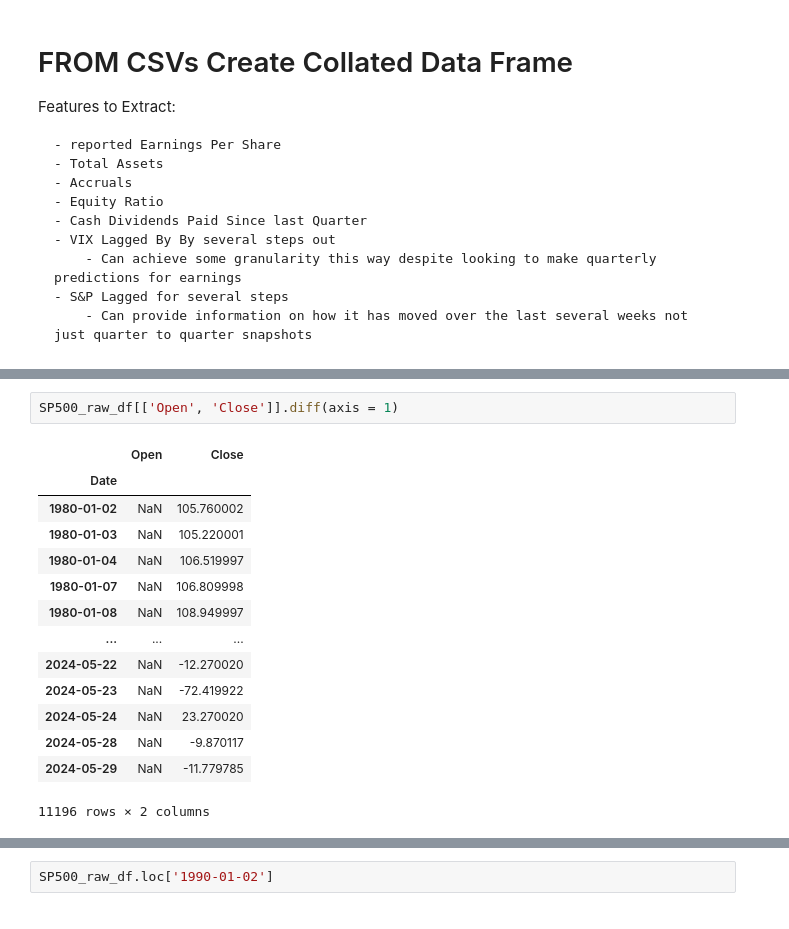
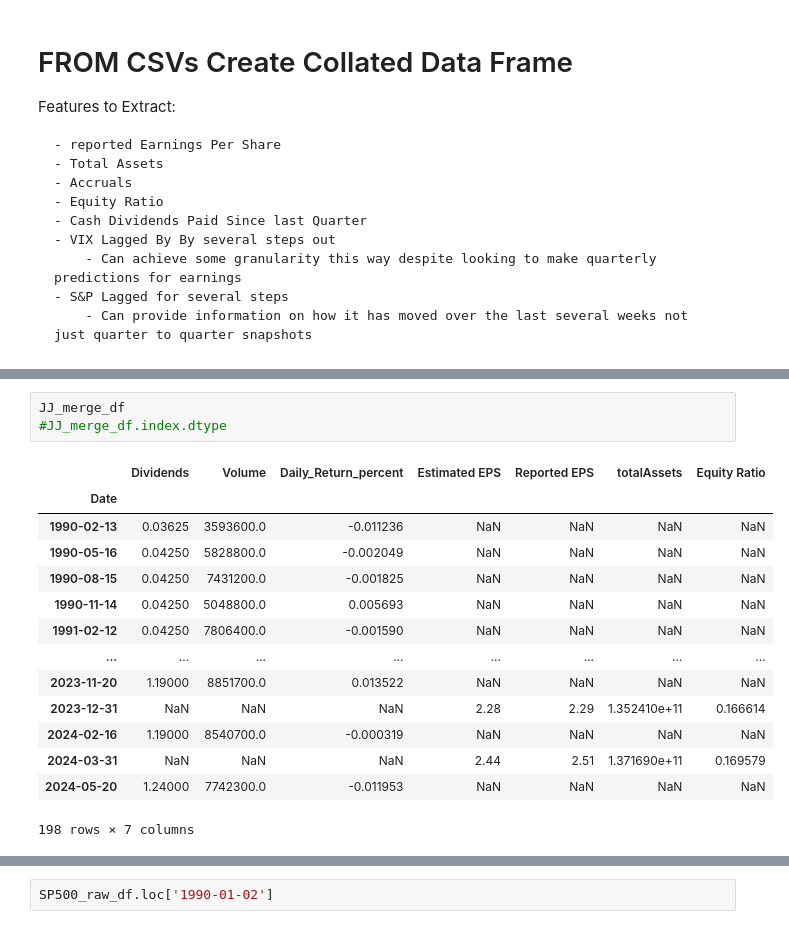
Before and after one commit to franco-rey/521-Final-Project, a Jupyter notebook: DataCleaning.ipynb, the cells around one changed output, grey strips where cells are left out. Saved outputs shown, nothing was run; the diff lists cells and outputs as text.

```diff
--- a/DataCleaning.ipynb
+++ b/DataCleaning.ipynb
@@ -267,17 +307,18 @@ merged_df.head()
-# %%
-SP500_raw_df[['Open', 'Close']].diff(axis = 1)
-# %% [output]
-|  | Open | Close |
-| Date |  |  |
-| 1980-01-02 | NaN | 105.760002 |
-| 1980-01-03 | NaN | 105.220001 |
-| 1980-01-04 | NaN | 106.519997 |
-| 1980-01-07 | NaN | 106.809998 |
-| 1980-01-08 | NaN | 108.949997 |
-| ... | ... | ... |
-| 2024-05-22 | NaN | -12.270020 |
-| 2024-05-23 | NaN | -72.419922 |
-| 2024-05-24 | NaN | 23.270020 |
-| 2024-05-28 | NaN | -9.870117 |
-| 2024-05-29 | NaN | -11.779785 |
-11196 rows × 2 columns
+# %%
+JJ_merge_df
+#JJ_merge_df.index.dtype
+# %% [output]
+|  | Dividends | Volume | Daily_Return_percent | Estimated EPS | Reported EPS | totalAssets | Equity Ratio |
+| Date |  |  |  |  |  |  |  |
+| 1990-02-13 | 0.03625 | 3593600.0 | -0.011236 | NaN | NaN | NaN | NaN |
+| 1990-05-16 | 0.04250 | 5828800.0 | -0.002049 | NaN | NaN | NaN | NaN |
+| 1990-08-15 | 0.04250 | 7431200.0 | -0.001825 | NaN | NaN | NaN | NaN |
+| 1990-11-14 | 0.04250 | 5048800.0 | 0.005693 | NaN | NaN | NaN | NaN |
+| 1991-02-12 | 0.04250 | 7806400.0 | -0.001590 | NaN | NaN | NaN | NaN |
+| ... | ... | ... | ... | ... | ... | ... | ... |
+| 2023-11-20 | 1.19000 | 8851700.0 | 0.013522 | NaN | NaN | NaN | NaN |
+| 2023-12-31 | NaN | NaN | NaN | 2.28 | 2.29 | 1.352410e+11 | 0.166614 |
+| 2024-02-16 | 1.19000 | 8540700.0 | -0.000319 | NaN | NaN | NaN | NaN |
+| 2024-03-31 | NaN | NaN | NaN | 2.44 | 2.51 | 1.371690e+11 | 0.169579 |
+| 2024-05-20 | 1.24000 | 7742300.0 | -0.011953 | NaN | NaN | NaN | NaN |
+198 rows × 7 columns
```
Also changed, not shown: parts of 8 cells of this notebook.
